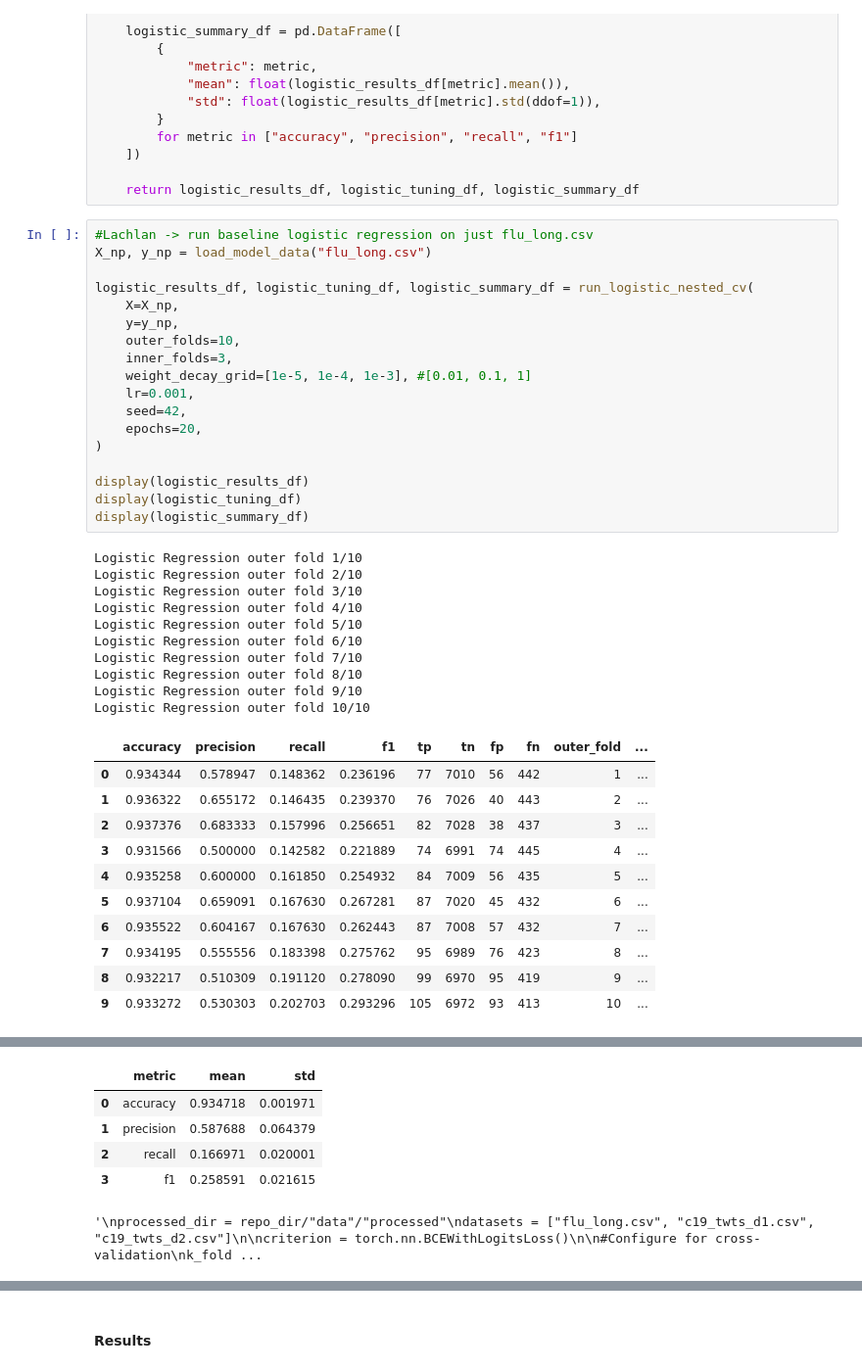
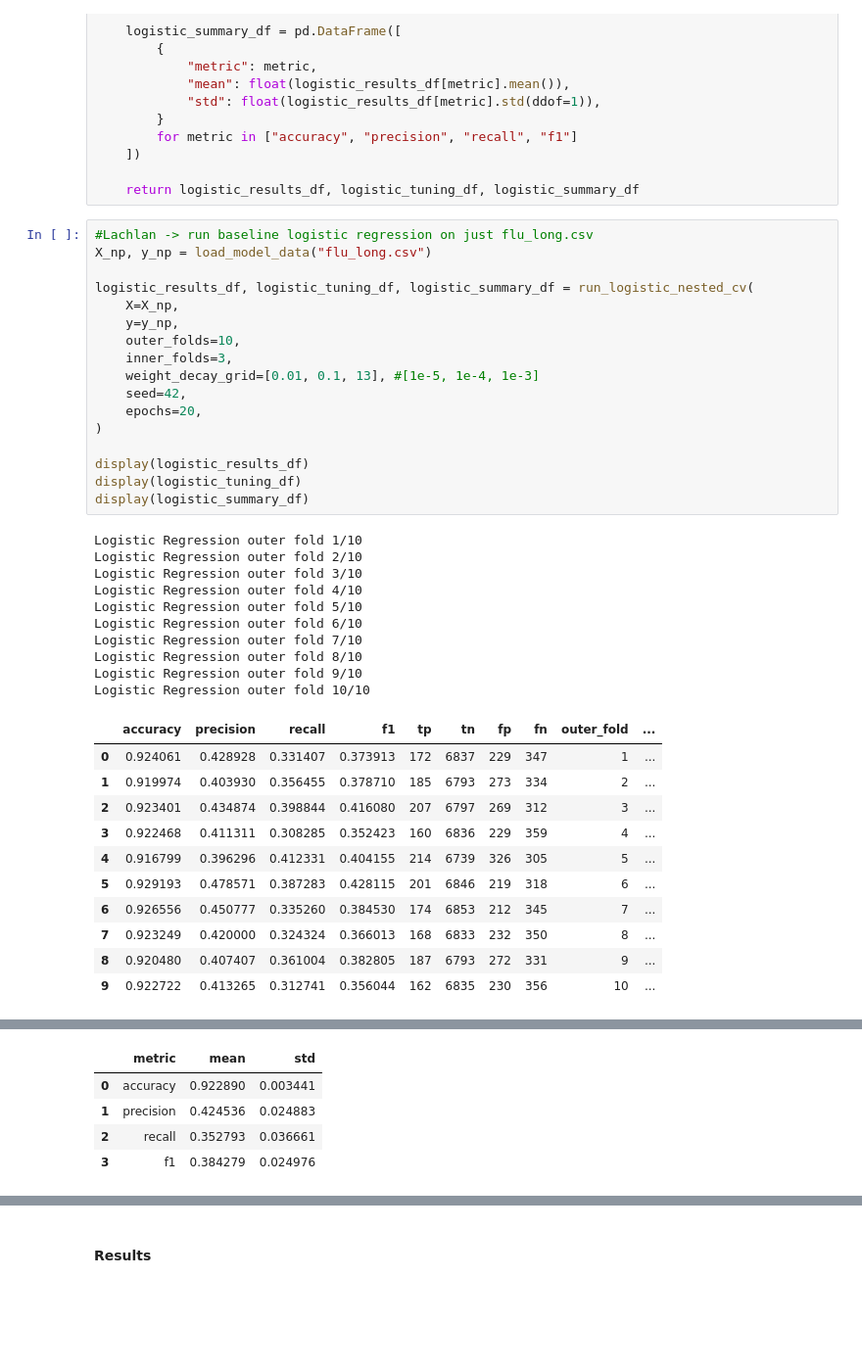
Before and after one commit to mk654/SML_PG60, a Jupyter notebook: COMP90051_ProjectGroup60_code.ipynb, the cells around one changed output, grey strips where cells are left out. Shown at 98% size. Cells and saved outputs as stored; diff of their text form; blank space fills up the shorter version.

```diff
--- a/COMP90051_ProjectGroup60_code.ipynb
+++ b/COMP90051_ProjectGroup60_code.ipynb
@@ -825,41 +829,40 @@ def run_logistic_nested_cv(X,y,outer_folds=10,inner_folds=3,weight_decay_grid=[0
 # %%
 #Lachlan -> run baseline logistic regression on just flu_long.csv
 X_np, y_np = load_model_data("flu_long.csv")
 
 logistic_results_df, logistic_tuning_df, logistic_summary_df = run_logistic_nested_cv(
     X=X_np,
     y=y_np,
     outer_folds=10,
     inner_folds=3,
-    weight_decay_grid=[1e-5, 1e-4, 1e-3], #[0.01, 0.1, 1]
-    lr=0.001,
+    weight_decay_grid=[0.01, 0.1, 13], #[1e-5, 1e-4, 1e-3]
     seed=42,
     epochs=20,
 )
 
 display(logistic_results_df)
 display(logistic_tuning_df)
 display(logistic_summary_df)
 # %% [output]
 Logistic Regression outer fold 1/10
 Logistic Regression outer fold 2/10
 Logistic Regression outer fold 3/10
 Logistic Regression outer fold 4/10
 Logistic Regression outer fold 5/10
 Logistic Regression outer fold 6/10
 Logistic Regression outer fold 7/10
 Logistic Regression outer fold 8/10
 Logistic Regression outer fold 9/10
 Logistic Regression outer fold 10/10
 |  | accuracy | precision | recall | f1 | tp | tn | fp | fn | outer_fold | ... |
-| 0 | 0.934344 | 0.578947 | 0.148362 | 0.236196 | 77 | 7010 | 56 | 442 | 1 | ... |
-| 1 | 0.936322 | 0.655172 | 0.146435 | 0.239370 | 76 | 7026 | 40 | 443 | 2 | ... |
-| 2 | 0.937376 | 0.683333 | 0.157996 | 0.256651 | 82 | 7028 | 38 | 437 | 3 | ... |
-| 3 | 0.931566 | 0.500000 | 0.142582 | 0.221889 | 74 | 6991 | 74 | 445 | 4 | ... |
-| 4 | 0.935258 | 0.600000 | 0.161850 | 0.254932 | 84 | 7009 | 56 | 435 | 5 | ... |
-| 5 | 0.937104 | 0.659091 | 0.167630 | 0.267281 | 87 | 7020 | 45 | 432 | 6 | ... |
-| 6 | 0.935522 | 0.604167 | 0.167630 | 0.262443 | 87 | 7008 | 57 | 432 | 7 | ... |
-| 7 | 0.934195 | 0.555556 | 0.183398 | 0.275762 | 95 | 6989 | 76 | 423 | 8 | ... |
-| 8 | 0.932217 | 0.510309 | 0.191120 | 0.278090 | 99 | 6970 | 95 | 419 | 9 | ... |
-| 9 | 0.933272 | 0.530303 | 0.202703 | 0.293296 | 105 | 6972 | 93 | 413 | 10 | ... |
+| 0 | 0.924061 | 0.428928 | 0.331407 | 0.373913 | 172 | 6837 | 229 | 347 | 1 | ... |
+| 1 | 0.919974 | 0.403930 | 0.356455 | 0.378710 | 185 | 6793 | 273 | 334 | 2 | ... |
+| 2 | 0.923401 | 0.434874 | 0.398844 | 0.416080 | 207 | 6797 | 269 | 312 | 3 | ... |
+| 3 | 0.922468 | 0.411311 | 0.308285 | 0.352423 | 160 | 6836 | 229 | 359 | 4 | ... |
+| 4 | 0.916799 | 0.396296 | 0.412331 | 0.404155 | 214 | 6739 | 326 | 305 | 5 | ... |
+| 5 | 0.929193 | 0.478571 | 0.387283 | 0.428115 | 201 | 6846 | 219 | 318 | 6 | ... |
+| 6 | 0.926556 | 0.450777 | 0.335260 | 0.384530 | 174 | 6853 | 212 | 345 | 7 | ... |
+| 7 | 0.923249 | 0.420000 | 0.324324 | 0.366013 | 168 | 6833 | 232 | 350 | 8 | ... |
+| 8 | 0.920480 | 0.407407 | 0.361004 | 0.382805 | 187 | 6793 | 272 | 331 | 9 | ... |
+| 9 | 0.922722 | 0.413265 | 0.312741 | 0.356044 | 162 | 6835 | 230 | 356 | 10 | ... |
 |  | outer_fold | weight_decay | mean_inner_f1 | std_inner_f1 |
@@ -882,9 +885,8 @@ Logistic Regression outer fold 10/10
 |  | metric | mean | std |
-| 0 | accuracy | 0.934718 | 0.001971 |
-| 1 | precision | 0.587688 | 0.064379 |
-| 2 | recall | 0.166971 | 0.020001 |
-| 3 | f1 | 0.258591 | 0.021615 |
+| 0 | accuracy | 0.922890 | 0.003441 |
+| 1 | precision | 0.424536 | 0.024883 |
+| 2 | recall | 0.352793 | 0.036661 |
+| 3 | f1 | 0.384279 | 0.024976 |
-'\nprocessed_dir = repo_dir/"data"/"processed"\ndatasets = ["flu_long.csv", "c19_twts_d1.csv", "c19_twts_d2.csv"]\n\ncriterion = torch.nn.BCEWithLogitsLoss()\n\n#Configure for cross-validation\nk_fold ...
 # %%
 # Amelia -> run baseline LR on c19_twts_d2.csv for comparison
 criterion = torch.nn.BCEWithLogitsLoss()
```
Also changed, not shown: parts of 15 cells of this notebook.
